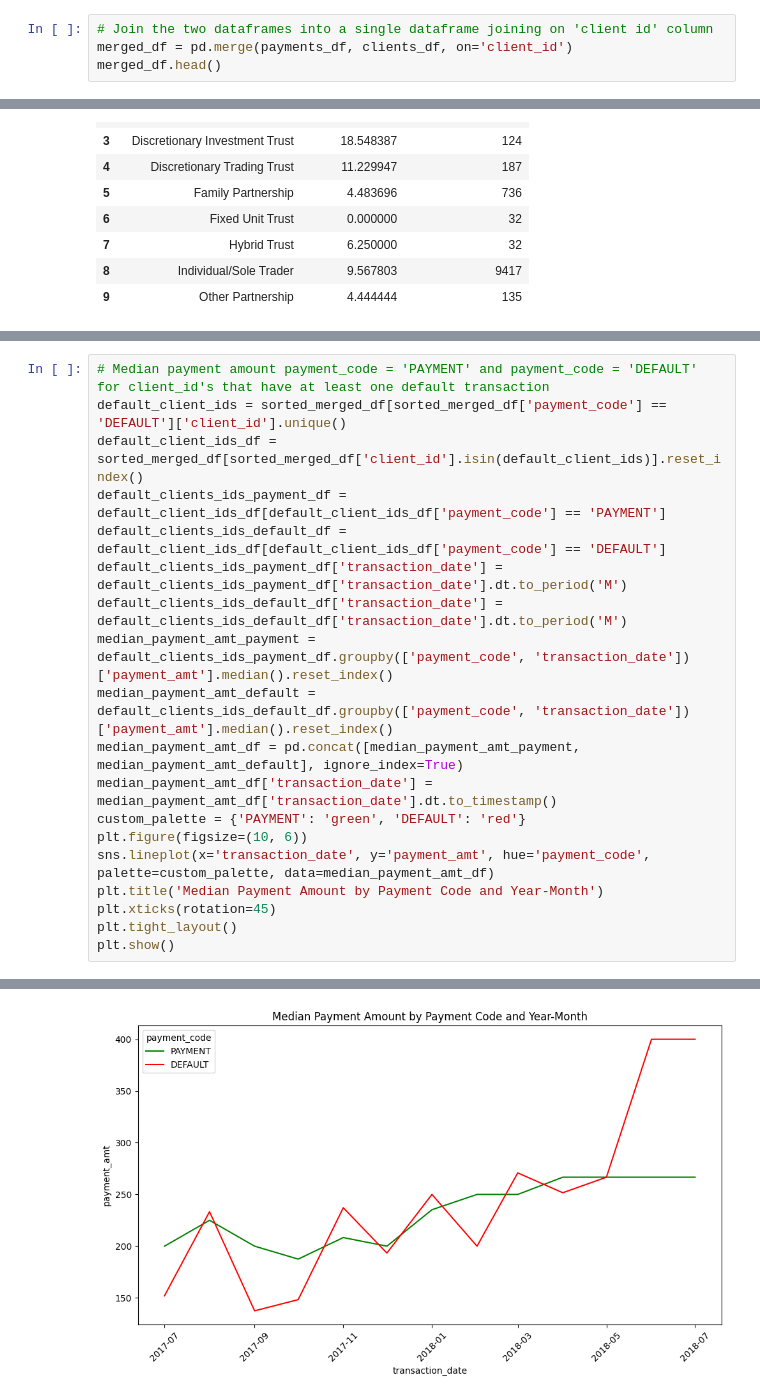
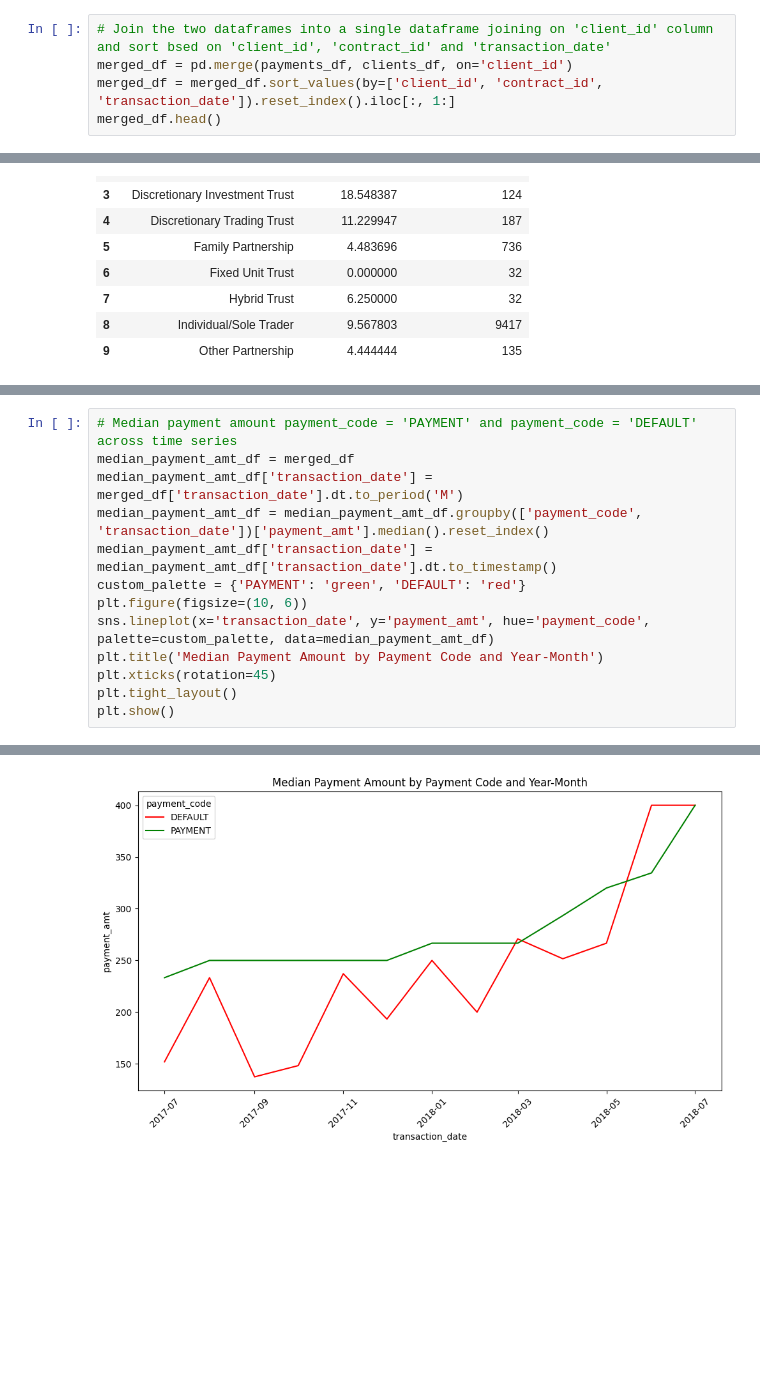
Before and after one commit to jacobpalinski/Payments-Case-Study, a Jupyter notebook: Jacob-Palinski-Case-Study-Python.ipynb, the cells around one changed output, grey strips where cells are left out. Drawn from its saved outputs; the diff is of its cells as text; blank space fills up the shorter version.

```diff
--- a/Jacob-Palinski-Case-Study-Python.ipynb
+++ b/Jacob-Palinski-Case-Study-Python.ipynb
@@ -138,8 +145,9 @@ Hybrid Trust                        1
 2018      6
 Name: count, dtype: int64
 # %%
-# Join the two dataframes into a single dataframe joining on 'client id' column
+# Join the two dataframes into a single dataframe joining on 'client_id' column and sort bsed on 'client_id', 'contract_id' and 'transaction_date'
 merged_df = pd.merge(payments_df, clients_df, on='client_id')
+merged_df = merged_df.sort_values(by=['client_id', 'contract_id', 'transaction_date']).reset_index().iloc[:, 1:]
 merged_df.head()
 # %% [output]
 |  | transaction_id | contract_id | client_id | transaction_date | payment_amt | payment_code | entity_type | ... |
@@ -320,14 +262,8 @@ Text(0.5, 1.0, 'Mean number of transactions Before DEFAULT by entity_type')
 # %%
-# Median payment amount payment_code = 'PAYMENT' and payment_code = 'DEFAULT' for client_id's that have at least one default transaction
-default_client_ids = sorted_merged_df[sorted_merged_df['payment_code'] == 'DEFAULT']['client_id'].unique()
-default_client_ids_df = sorted_merged_df[sorted_merged_df['client_id'].isin(default_client_ids)].reset_index()
-default_clients_ids_payment_df = default_client_ids_df[default_client_ids_df['payment_code'] == 'PAYMENT']
-default_clients_ids_default_df = default_client_ids_df[default_client_ids_df['payment_code'] == 'DEFAULT']
-default_clients_ids_payment_df['transaction_date'] = default_clients_ids_payment_df['transaction_date'].dt.to_period('M')
-default_clients_ids_default_df['transaction_date'] = default_clients_ids_default_df['transaction_date'].dt.to_period('M')
-median_payment_amt_payment = default_clients_ids_payment_df.groupby(['payment_code', 'transaction_date'])['payment_amt'].median().reset_index()
-median_payment_amt_default = default_clients_ids_default_df.groupby(['payment_code', 'transaction_date'])['payment_amt'].median().reset_index()
-median_payment_amt_df = pd.concat([median_payment_amt_payment, median_payment_amt_default], ignore_index=True)
+# Median payment amount payment_code = 'PAYMENT' and payment_code = 'DEFAULT' across time series
+median_payment_amt_df = merged_df
+median_payment_amt_df['transaction_date'] = merged_df['transaction_date'].dt.to_period('M')
+median_payment_amt_df = median_payment_amt_df.groupby(['payment_code', 'transaction_date'])['payment_amt'].median().reset_index()
 median_payment_amt_df['transaction_date'] = median_payment_amt_df['transaction_date'].dt.to_timestamp()
 custom_palette = {'PAYMENT': 'green', 'DEFAULT': 'red'}
 plt.figure(figsize=(10, 6))
@@ -350,2 +276,2 @@ See the caveats in the documentation: https://pandas.pydata.org/pandas-docs/stab
-[figure, old version]
+[figure, new version]
 # %%
```
Also changed, not shown: parts of 17 cells of this notebook.
